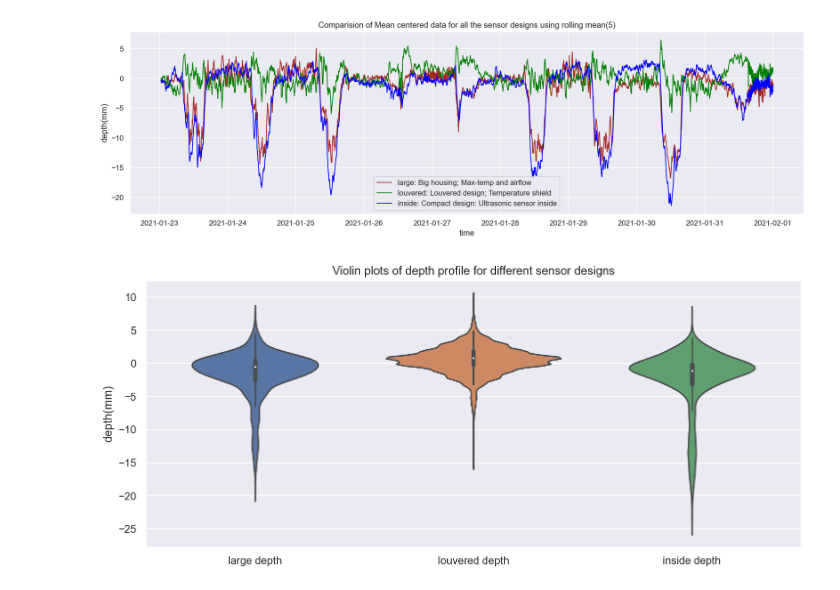
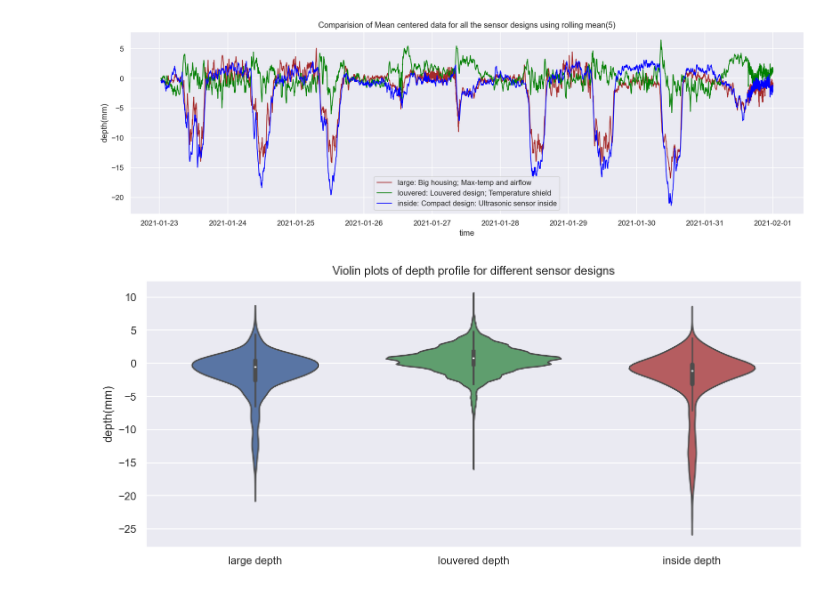
Before and after one commit to floodsense/housing_experiments, a Jupyter notebook: FloodSense_sensor_design_analysis.ipynb, the cells around one changed output. Drawn from its saved outputs; the diff is of its cells as text; code cells hidden in the pictures.

```diff
--- a/FloodSense_sensor_design_analysis.ipynb
+++ b/FloodSense_sensor_design_analysis.ipynb
@@ -303,9 +303,9 @@ plt.show()
 # %%
 fig, ax = plt.subplots()
 fig.set_size_inches(12, 5.00)
-ax = sns.violinplot(data=df)
+ax = sns.violinplot(data=df, palette={"large depth": "b", "louvered depth": "g", "inside depth":"r"})
 plt.title("Violin plots of depth profile for different sensor designs")
 plt.ylabel('depth(mm)')
 plt.show()
 # %% [output]
-[figure, old version]
+[figure, new version]
```
